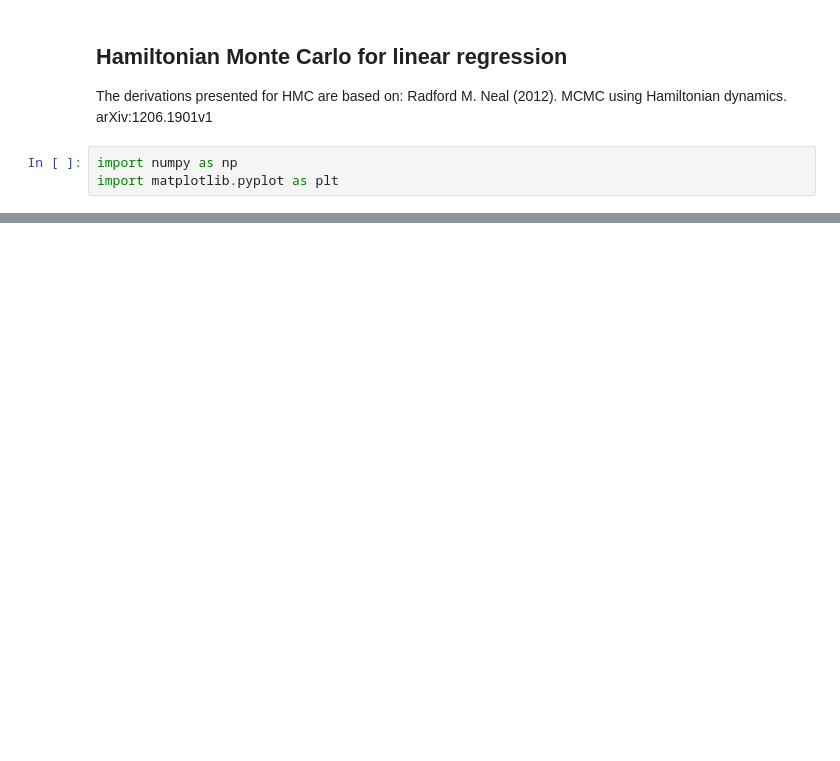
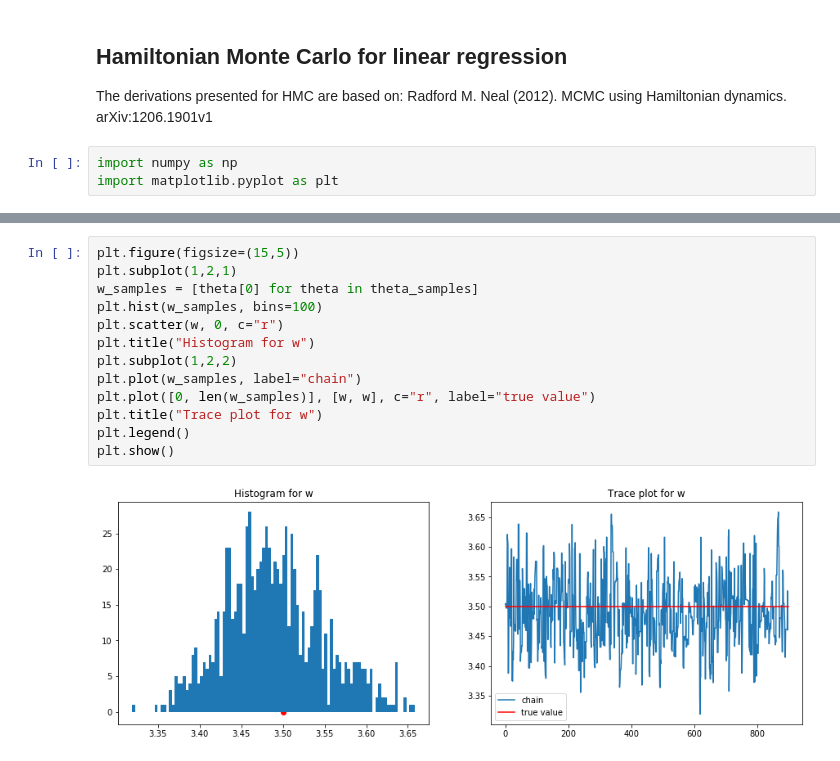
Before and after one commit to quynhhgoogoo/mcmc-project, a Jupyter notebook: notebooks/hmc/hmc_linear_regression.ipynb, the cells around one changed output, grey strips where cells are left out. Drawn from its saved outputs; the diff is of its cells as text; blank space fills up the shorter version.

```diff
--- a/notebooks/hmc/hmc_linear_regression.ipynb
+++ b/notebooks/hmc/hmc_linear_regression.ipynb
@@ -148,0 +312,15 @@ class HMC:
+# %%
+plt.figure(figsize=(15,5))
+plt.subplot(1,2,1)
+w_samples = [theta[0] for theta in theta_samples]
+plt.hist(w_samples, bins=100)
+plt.scatter(w, 0, c="r")
+plt.title("Histogram for w")
+plt.subplot(1,2,2)
+plt.plot(w_samples, label="chain")
+plt.plot([0, len(w_samples)], [w, w], c="r", label="true value")
+plt.title("Trace plot for w")
+plt.legend()
+plt.show()
+# %% [output]
+[figure, added]
```
Also changed, not shown: parts of 12 cells of this notebook.
